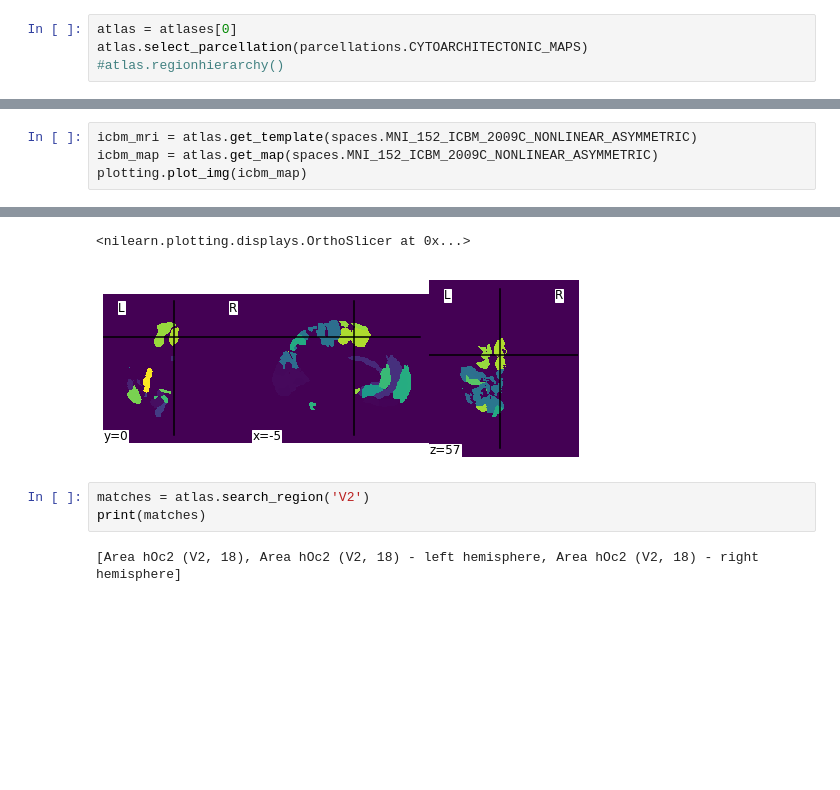
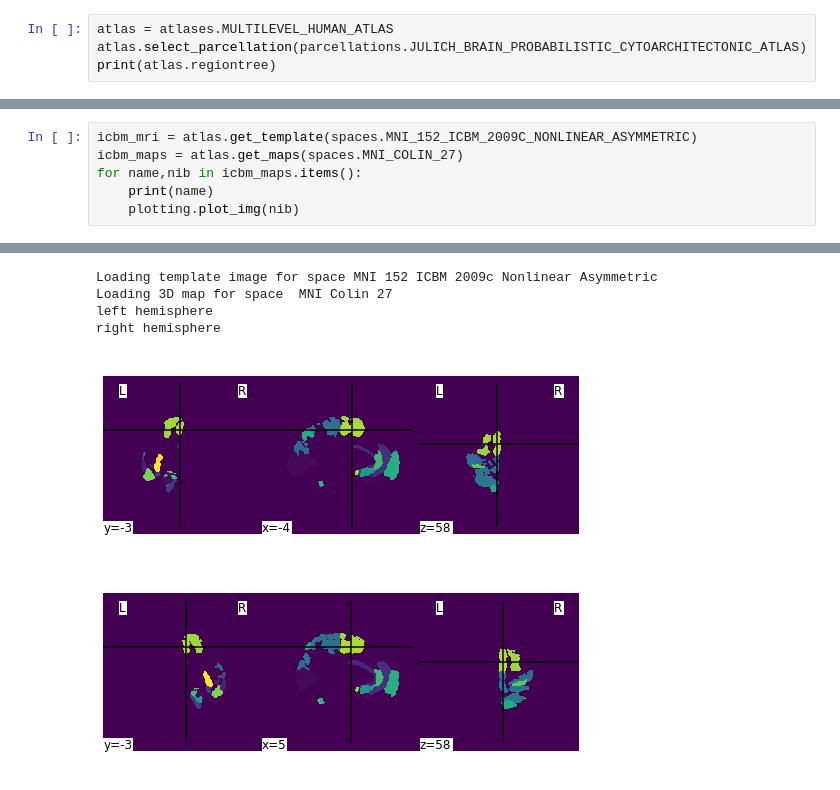
Before and after one commit to FZJ-INM1-BDA/siibra-python, a Jupyter notebook: examples/TVB Test.ipynb, the cells around one changed output, grey strips where cells are left out. Saved outputs shown, nothing was run; the diff lists cells and outputs as text; blank space fills up the shorter version.

```diff
--- a/examples/TVB Test.ipynb
+++ b/examples/TVB Test.ipynb
@@ -3,5 +4,5 @@ from brainscapes import parcellations, atlases, spaces
 from nilearn import plotting
 # %%
-atlas = atlases[0]
-atlas.select_parcellation(parcellations.CYTOARCHITECTONIC_MAPS)
-#atlas.regionhierarchy()
+atlas = atlases.MULTILEVEL_HUMAN_ATLAS
+atlas.select_parcellation(parcellations.JULICH_BRAIN_PROBABILISTIC_CYTOARCHITECTONIC_ATLAS)
+print(atlas.regiontree)
@@ -8,5 +27,7 @@ atlas.select_parcellation(parcellations.CYTOARCHITECTONIC_MAPS)
 # %%
 icbm_mri = atlas.get_template(spaces.MNI_152_ICBM_2009C_NONLINEAR_ASYMMETRIC)
-icbm_map = atlas.get_map(spaces.MNI_152_ICBM_2009C_NONLINEAR_ASYMMETRIC)
-plotting.plot_img(icbm_map)
+icbm_maps = atlas.get_maps(spaces.MNI_COLIN_27)
+for name,nib in icbm_maps.items():
+    print(name)
+    plotting.plot_img(nib)
 # %% [output]
@@ -17,7 +36,6 @@ Downloading from https://object.cscs.ch/v1/AUTH_227176556f3c4bb38df9feea4b91200c
-<nilearn.plotting.displays.OrthoSlicer at 0x...>
+Loading template image for space MNI 152 ICBM 2009c Nonlinear Asymmetric
+Loading 3D map for space  MNI Colin 27
+left hemisphere
+right hemisphere
-[figure, old version]
+[figure, new version]
+[figure, added]
-# %%
-matches = atlas.search_region('V2')
-print(matches)
-# %% [output]
-[Area hOc2 (V2, 18), Area hOc2 (V2, 18) - left hemisphere, Area hOc2 (V2, 18) - right hemisphere]
```
Also changed, not shown: parts of 11 cells of this notebook, 5 other files.
